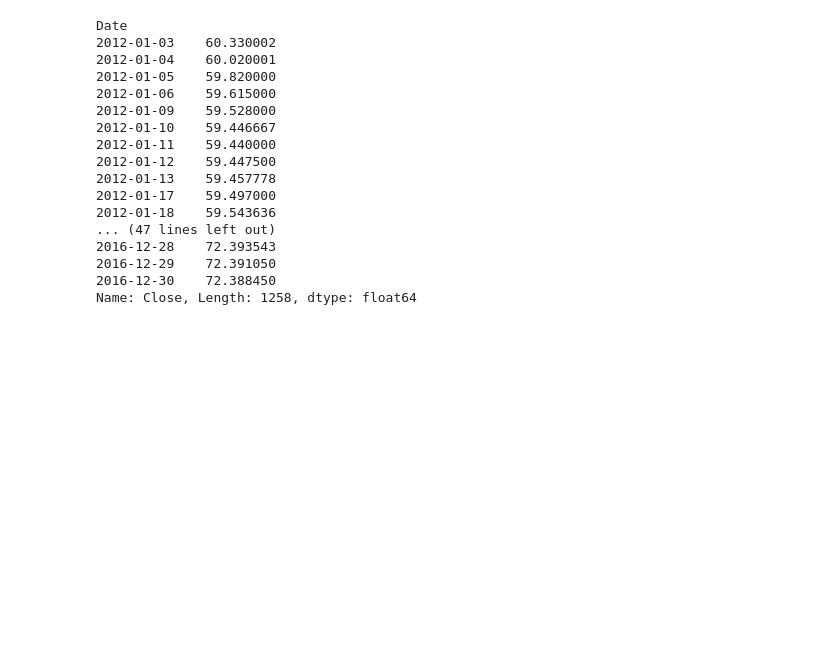
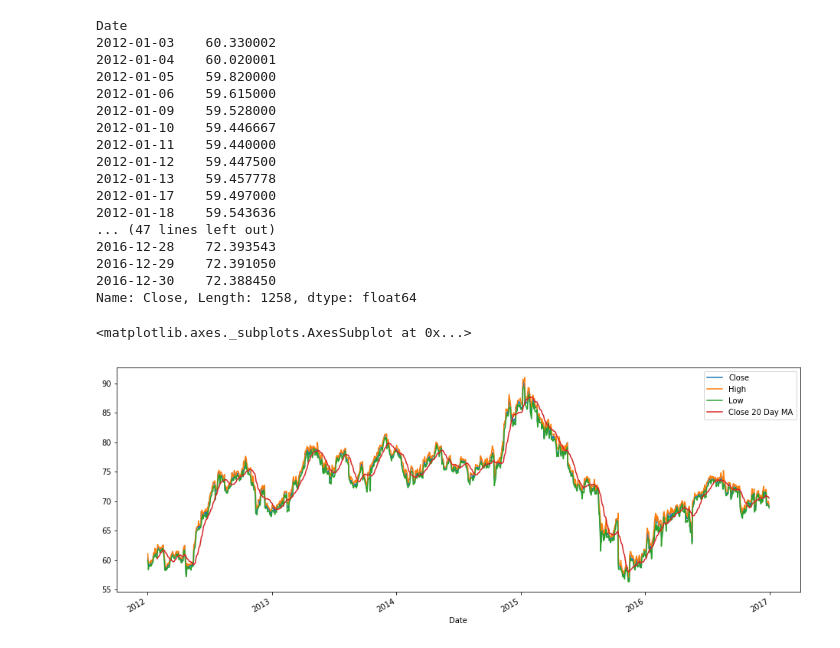
Before and after one commit to tonytang0114/PythonForFinanceAnalysisUdemy, a Jupyter notebook: Time Shift.ipynb, the cells around one changed output. Cells and saved outputs as stored; diff of their text form; code cells hidden in the pictures; blank space fills up the shorter version.

```diff
--- a/Time Shift.ipynb
+++ b/Time Shift.ipynb
@@ -98,6 +98,7 @@ plt.legend(loc='best')
 [figure]
 # %%
 df['Close 30 Day MA'] = df['Close'].rolling(window=30).mean()
+df['Close 20 Day MA'] = df['Close'].rolling(window=20).mean()
 df[['Close 30 Day MA', 'Close']].plot(figsize=(16,6))
 # %% [output]
 <matplotlib.axes._subplots.AxesSubplot at 0x...>
@@ -131,0 +131,6 @@ Name: Close, Length: 1258, dtype: float64
+# %%
+#Bollinger Band
+df[['Close','High','Low','Close 20 Day MA']].plot(figsize=(16,6))
+# %% [output]
+<matplotlib.axes._subplots.AxesSubplot at 0x...>
+[figure, added]
```
Also changed, not shown: parts of 2 cells of this notebook, 1 other file.
